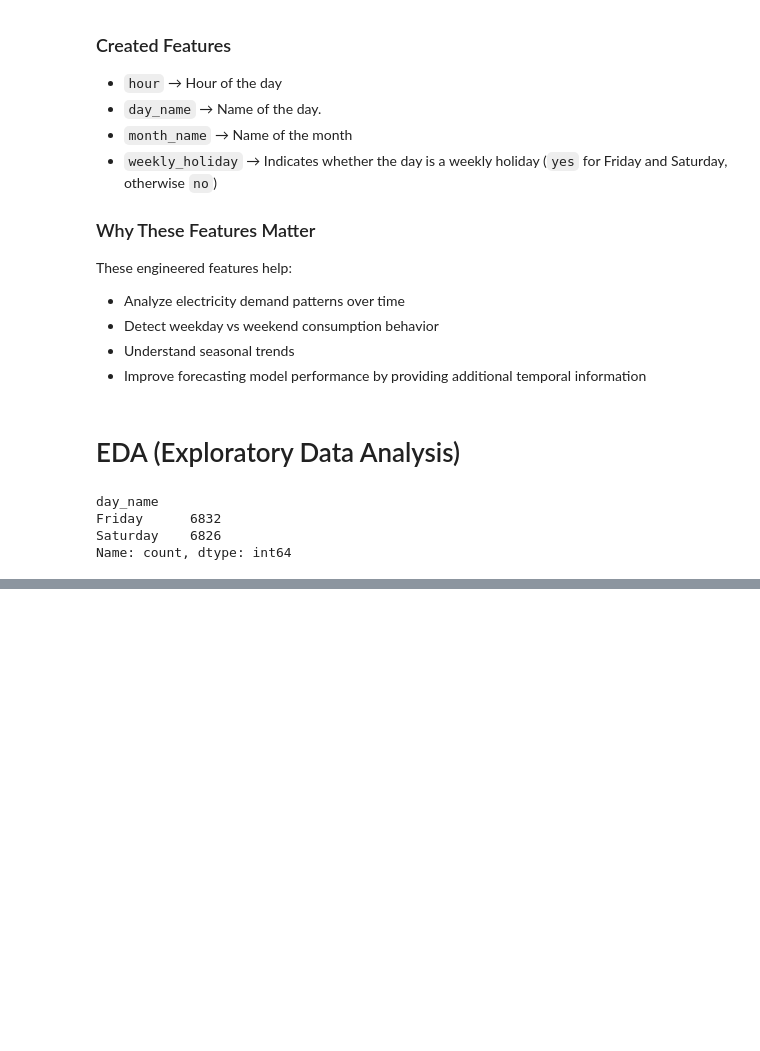
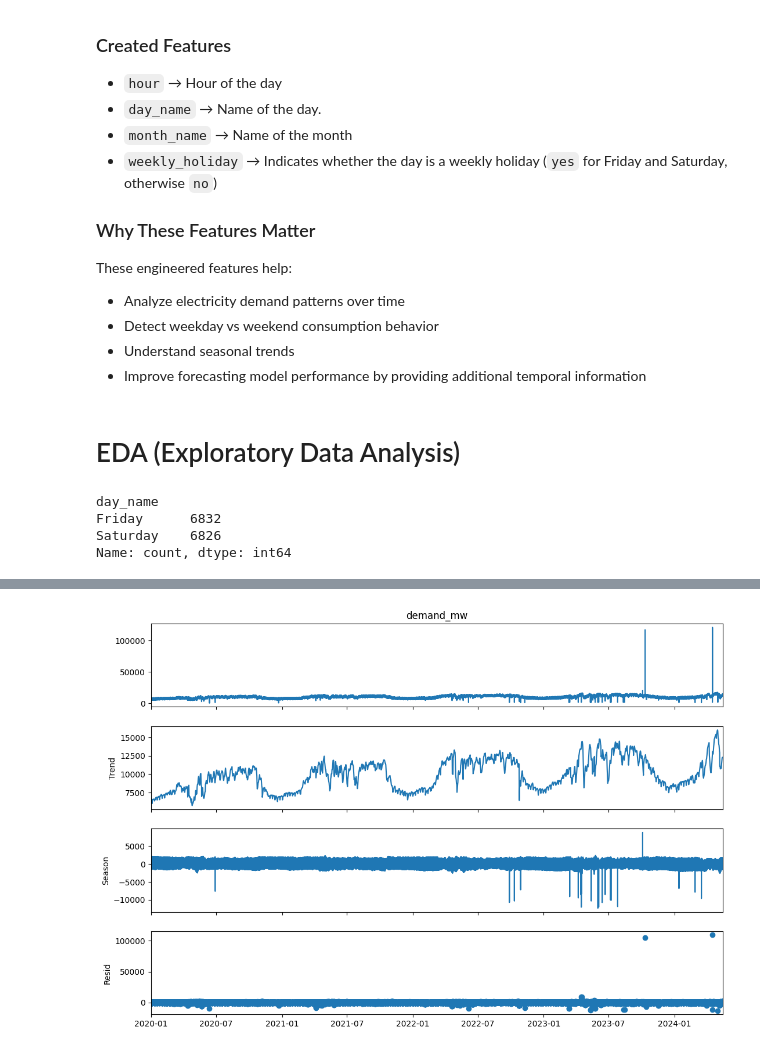
Before and after one commit to CodebySiyam/electricity-load-forecasting-bangladesh, a Jupyter notebook: electricity-load-forecasting-bangladesh.ipynb, the cells around one changed output, grey strips where cells are left out. Drawn from its saved outputs; the diff is of its cells as text; code cells hidden in the pictures; blank space fills up the shorter version.

```diff
--- a/electricity-load-forecasting-bangladesh.ipynb
+++ b/electricity-load-forecasting-bangladesh.ipynb
@@ -750,0 +848,10 @@ Name: count, dtype: int64
+# %%
+y = train_set['demand_mw']
+stl = STL(y, period=24, robust=True)
+result = stl.fit()
+# %%
+fig = result.plot()
+fig.set_size_inches(12, 8)
+plt.show()
+# %% [output]
+[figure, added]
```
Also changed, not shown: parts of 22 cells of this notebook.
